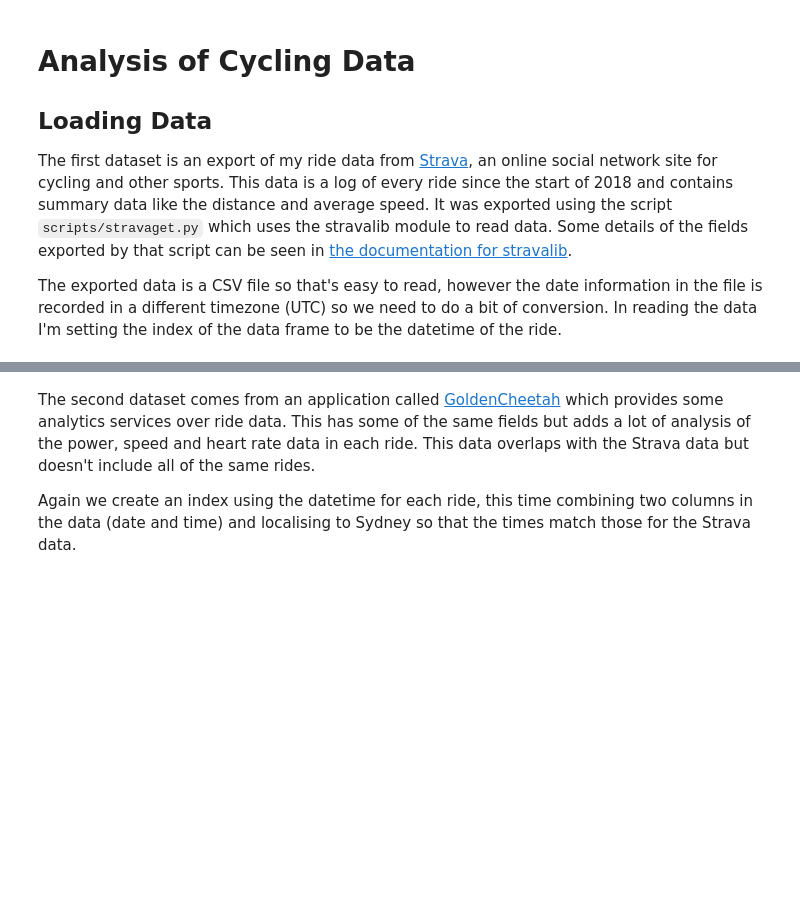
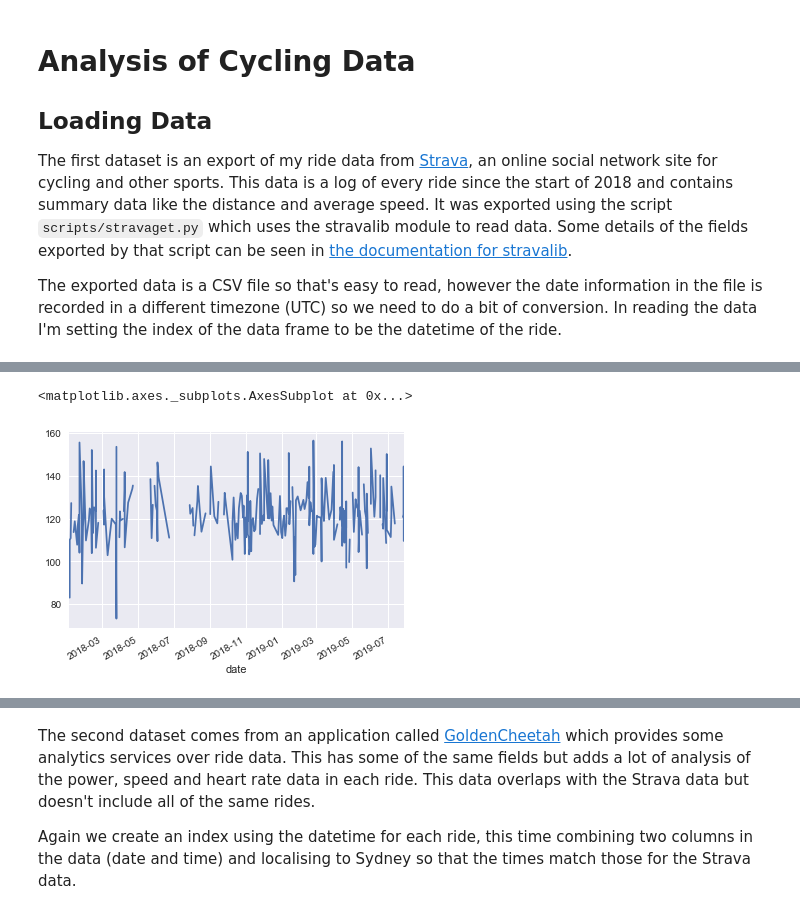
Before and after one commit to bhagyashreedhebe/Portfolios, a Jupyter notebook: Portfolio 1.ipynb, the cells around one changed output, grey strips where cells are left out. Cells and saved outputs as stored; diff of their text form; code cells hidden in the pictures; blank space fills up the shorter version.

```diff
--- a/Portfolio 1.ipynb
+++ b/Portfolio 1.ipynb
@@ -31,0 +44,5 @@ strava.head()
+# %%
+strava['average_heartrate'].plot()
+# %% [output]
+<matplotlib.axes._subplots.AxesSubplot at 0x...>
+[figure, added]
```
Also changed, not shown: parts of 5 cells of this notebook.
